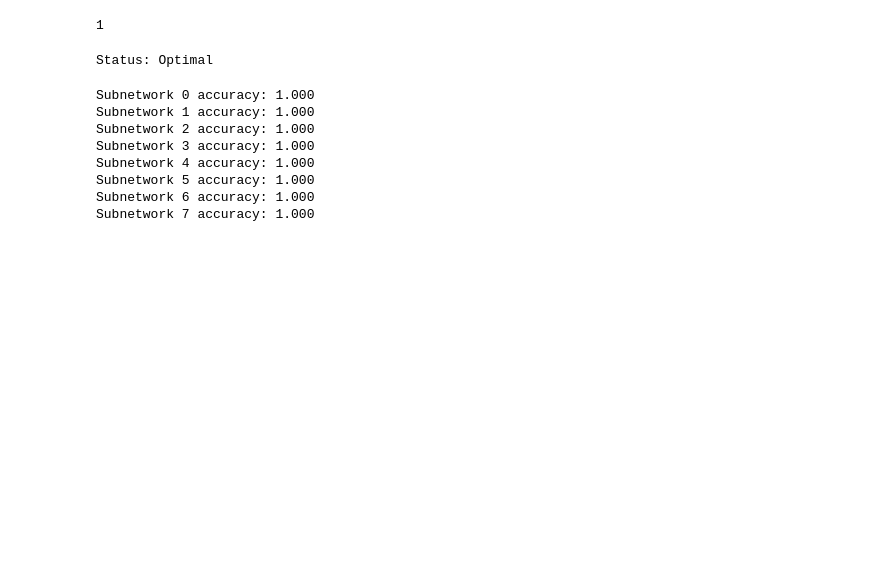
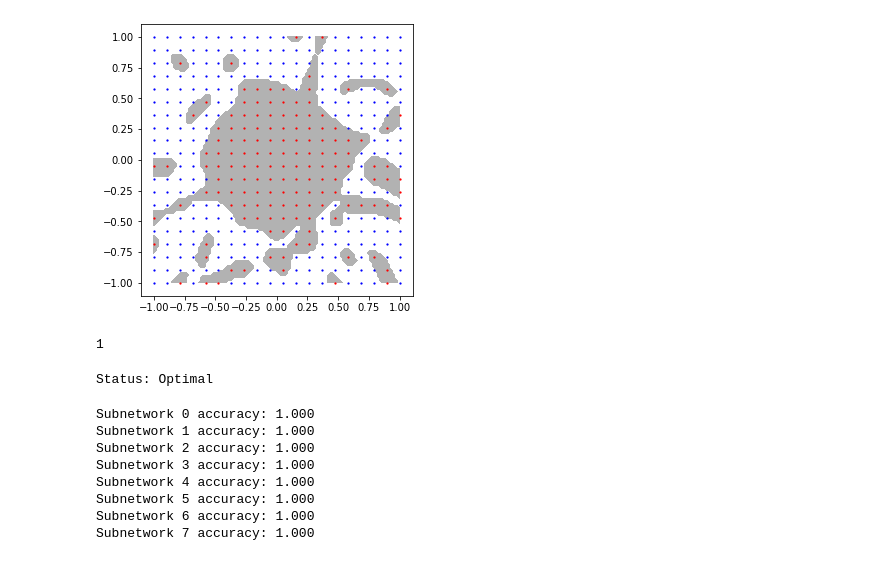
Before and after one commit to paulmayer/nn_decomposition, a Jupyter notebook: torch_network_decomposition.ipynb, the cells around one changed output. Drawn from its saved outputs; the diff is of its cells as text; code cells hidden in the pictures; blank space fills up the shorter version.

Commit message:
added error correlation and decision boundary plots

```diff
--- a/torch_network_decomposition.ipynb
+++ b/torch_network_decomposition.ipynb
@@ -1,10 +1,14 @@
 # %%
+from utils import SyntheticData, plot_decision_boundary, get_accuracy
+
 import torch.nn as nn
 import torch.nn.functional as F
 import torch.optim as optim
+from torch.utils.data import DataLoader
+import numpy as np
+from pulp import *
 import itertools
-from utils import SyntheticData, plot_decision_boundary, get_accuracy
-from torch.utils.data import DataLoader
+import copy
 %matplotlib inline
 
 class CompositeNetwork(nn.Module):
@@ -35,10 +39,26 @@ class CompositeNetwork(nn.Module):
     def forward(self, x):
         last_hidden = self.model(x)
         out = self.final(last_hidden)
-        return last_hidden, out
+        return out, last_hidden
 
     def predict(self, x):
-        pass
+        logits, _ = self.forward(x)
+        return nn.Sigmoid()(logits) > 0.5
+
+class SubNetwork(nn.Module):
+    def __init__(self, composite_network, alpha):
+        super(SubNetwork, self).__init__()
+        self.comp_net = copy.deepcopy(composite_network)
+        self.alpha = torch.from_numpy(alpha).reshape(-1, 1)
+
+    def forward(self, x):
+        _, last_hidden = self.comp_net(x)
+        return last_hidden.mm(self.alpha), last_hidden
+
+    def predict(self, x):
+        sigmoid = nn.Sigmoid()
+        logits, _ = self(x)
+        return sigmoid(logits) > 0.5
 
 def weight_initializer(m):
     if type(m) == nn.Linear:
@@ -87,2 +112,4 @@ Goal reached after 425 epochs
 # %%
-plot_decision_boundary(100, net, train_data)
+plot_decision_boundary(100, [net], train_data);
+# %% [output]
+[figure, added]
```
Also changed, not shown: parts of 8 cells of this notebook, 4 other files.
